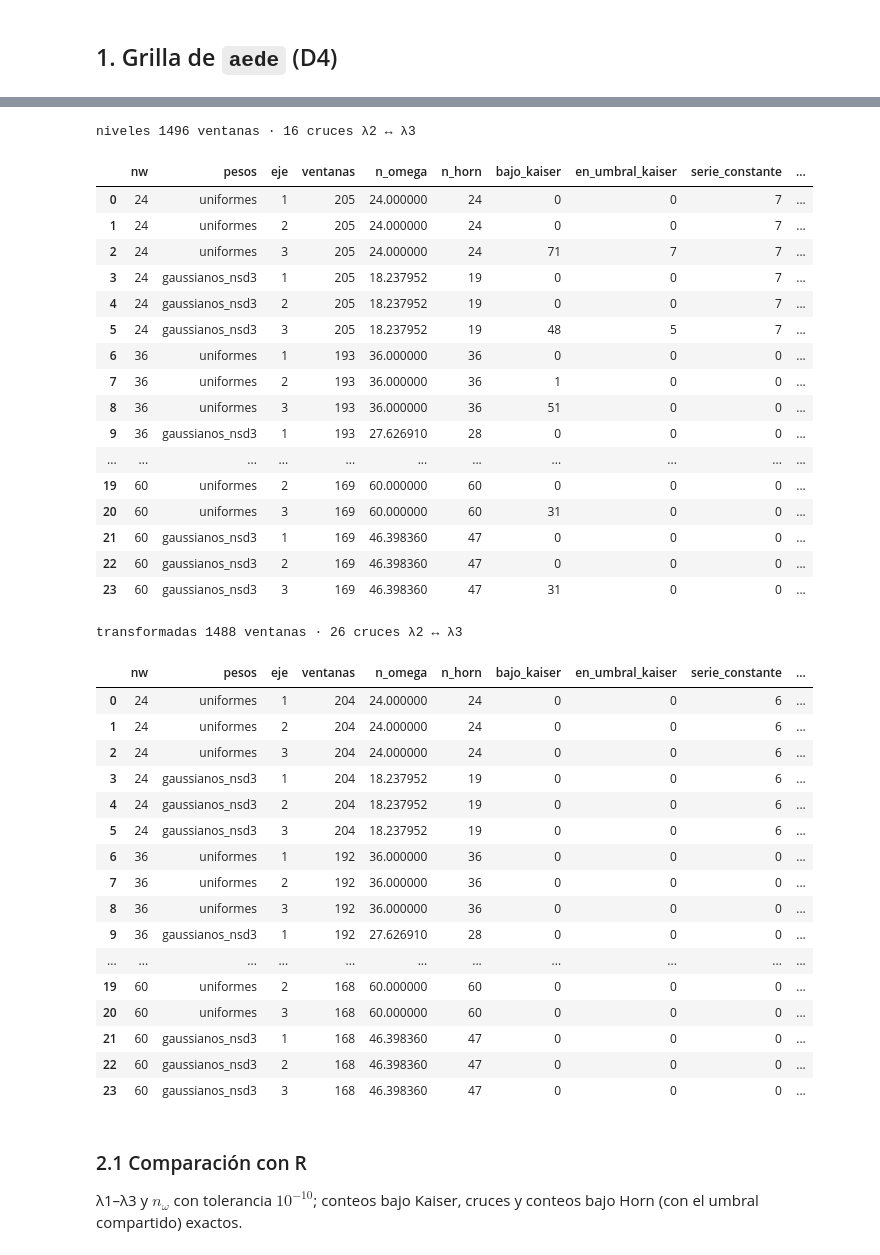
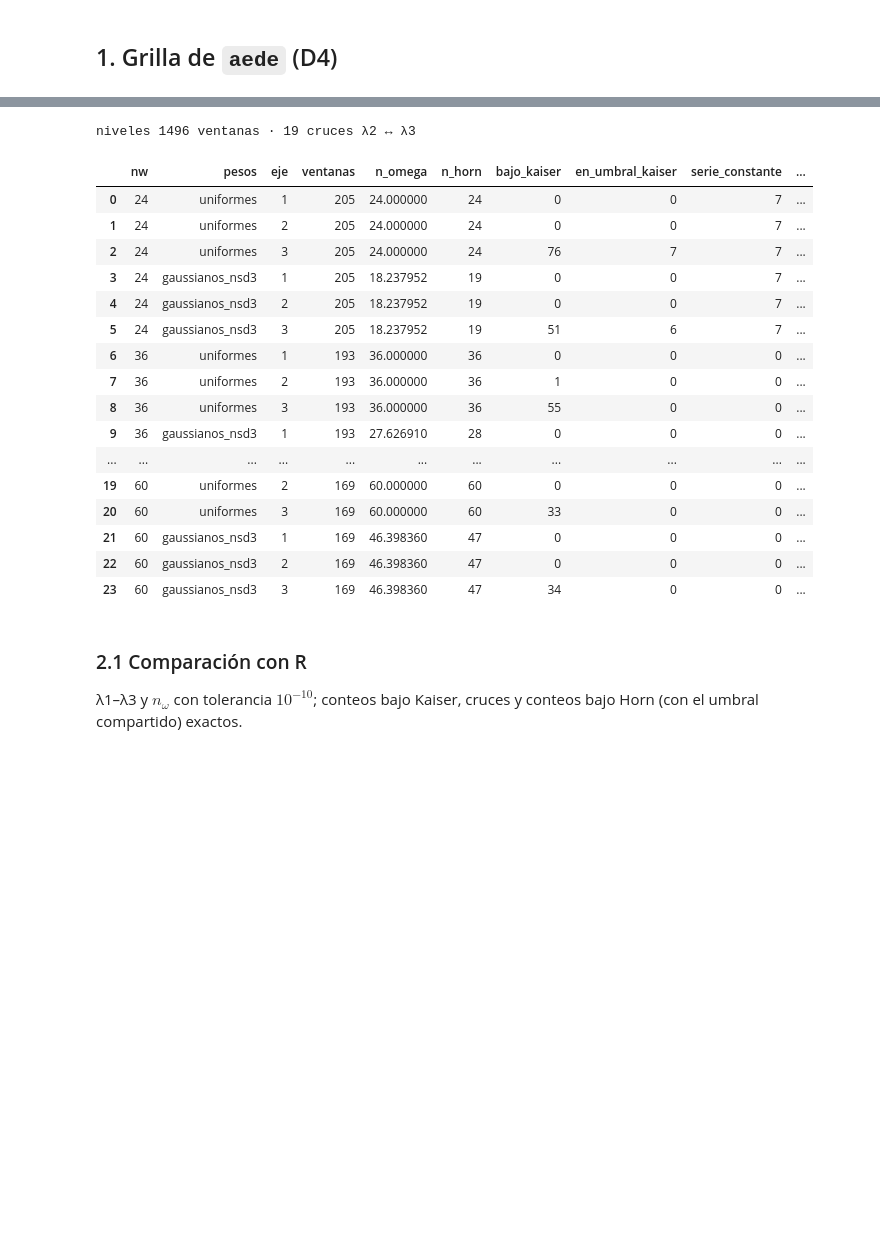
Before and after one commit to RobertoSam/Tesis-modelamiento-matematico, a Jupyter notebook: notebooks/06c_aede_grilla.ipynb, the cells around one changed output, grey strips where cells are left out. Saved outputs shown, nothing was run; the diff lists cells and outputs as text; code cells hidden in the pictures; blank space fills up the shorter version.

```diff
--- a/notebooks/06c_aede_grilla.ipynb
+++ b/notebooks/06c_aede_grilla.ipynb
@@ -67,9 +74,9 @@ transformadas (227, 17) 2007-02 → 2025-12
 # %% [markdown]
 ## 1. Grilla de `aede` (D4)
 # %%
-corridas = {}      # (vía, nw, pesos) -> salida de aede con maxcl = 10 (para la sección 3)
+corridas = {}      # (vía, nw, pesos) -> salida de aede con maxcl = 10 (para la sección 2)
 cortes = {}
-for via, (M, d) in VIAS.items():
+for via, (M, d, dr) in VIAS.items():
     filas = []
     for nw in NW_GRILLA:
         for pesos, nsd in PESOS.items():
@@ -96,18 +99,21 @@ iteración 3a (que reproducía el `R_aede_cortes.csv` de entonces).
 # %%
-for via, (M, d) in VIAS.items():
+for via, (M, d, dr) in VIAS.items():
     py = pd.read_csv(d / '06c_aede_cortes.csv', keep_default_na=False)
-    viejo = pd.read_csv(d / '999_port_aede_cortes.csv', keep_default_na=False)
-    s60 = py[(py.nw == 60) & (py.maxcl == 10)].reset_index(drop=True)
-    assert (s60[['pesos', 'criterio', 'k', 'cortes']].astype(str).to_numpy()
-            == viejo[['pesos', 'criterio', 'k', 'cortes']].astype(str).to_numpy()).all(), via
-    f_r = d / 'R_aede_cortes.csv'
-    ref = pd.read_csv(f_r, keep_default_na=False)
-    if 'nw' in ref.columns:
+    f3a = dr / '999_port_aede_cortes.csv'
+    if ANTECEDENTE and f3a.exists():
+        viejo = pd.read_csv(f3a, keep_default_na=False)
+        s60 = py[(py.nw == 60) & (py.maxcl == 10)].reset_index(drop=True)
+        assert (s60[['pesos', 'criterio', 'k', 'cortes']].astype(str).to_numpy()
+                == viejo[['pesos', 'criterio', 'k', 'cortes']].astype(str).to_numpy()).all(), via
+        print(f'{via}: reproduce las filas de 3a ({f3a.name})')
+    f_r = dr / 'R_aede_cortes.csv'
+    if f_r.exists():
+        ref = pd.read_csv(f_r, keep_default_na=False)
         clave = lambda t: [f'{a} {b} {c} {e} {k} {str(t_).upper()} {ct}' for a, b, c, e, k, t_, ct in
                            zip(t.nw, t.maxcl, t.pesos, t.criterio, t.k, t.k_en_tope, t.cortes)]
         n_dif = sum(a != b for a, b in zip(clave(ref), clave(py)))
         assert len(ref) == len(py) and n_dif == 0, (via, n_dif)
-        print(f'{via}: coincide con {f_r.name} ({len(py)} filas) y reproduce las filas de 3a')
+        print(f'{via}: coincide con {f_r.name} ({len(py)} filas)')
     else:
-        print(f'{via}: {f_r.name} aún en el formato de 3a (ejecutar el Rmd); reproduce las filas de 3a')
+        print(f'{via}: aún no existe {f_r.name} (ejecutar el Rmd)')
 # %% [output]
@@ -188,7 +163,6 @@ serie constante.
 # %%
 from src.multivariado import umbral_horn, n_kish, tucker
 
-P = X.shape[1]
 TOL_KAISER = 1e-9
 cache_horn = {}
 def horn_numpy(n_h):
@@ -196,7 +170,7 @@ def horn_numpy(n_h):
         cache_horn[n_h] = umbral_horn(n_h, P, n_sim=1000, percentil=0.95, semilla=SEMILLA)
     return cache_horn[n_h]
 
-f_horn = DIR_T / 'R_aede_horn_umbrales.csv'
+f_horn = DIR_R['niveles'] / 'R_aede_horn_umbrales.csv'
 HORN_R = pd.read_csv(f_horn) if f_horn.exists() else None
 def horn_compartido(n_h):
     # Umbral p95 de R para λ1..λ3 con n_h observaciones; si no existe, el de numpy
@@ -209,7 +183,7 @@ def constante_ventana(M, nw):
     return np.array([(A[i:i + nw] == A[i]).all(axis=0).any() for i in range(len(A) - nw + 1)])
 
 vpv = {}
-for via, (M, d) in VIAS.items():
+for via, (M, d, dr) in VIAS.items():
     vp_l, res_l, cr_l = [], [], []
     for nw in NW_GRILLA:
         for pesos in PESOS:
@@ -219,73 +193,55 @@ for via, (M, d) in VIAS.items():
             n_h = int(np.ceil(n_om - 1e-9))
             hu, fuente = horn_compartido(n_h)
             hn = horn_numpy(n_h)[:3]
-            # Criterio 5 del plan: λ1 + λ2 + λ3 <= 17 y n_omega = nw con pesos uniformes
+            # Criterio 5 del plan (adenda: λ1 + λ2 + λ3 <= p) y n_omega = nw con pesos uniformes
             assert (ev.sum(axis=1) <= P + 1e-9).all()
             assert pesos != 'uniformes' or abs(n_om - nw) < 1e-9
             fv = list(a['eigenvalues'].index)
             vp_l.append(pd.DataFrame({'fecha': fv, 'nw': nw, 'pesos': pesos, 'lambda1': ev[:, 0], 'lambda2': ev[:, 1],
                                       'lambda3': ev[:, 2], 'n_omega': n_om, 'n_horn': n_h, 'umbral_kaiser': 1.0,
                                       'horn_p95_1': hu[0], 'horn_p95_2': hu[1], 'horn_p95_3': hu[2],
                                       'horn_p95_numpy_1': hn[0], 'horn_p95_numpy_2': hn[1], 'horn_p95_numpy_3': hn[2]}))
             C = a['correlationlsq']
             t22 = np.array([abs(tucker(C[i, :, 1], C[i - 1, :, 1])) for i in range(1, len(ev))])
             t23 = np.array([abs(tucker(C[i, :, 1], C[i - 1, :, 2])) for i in range(1, len(ev))])
             cruce = np.nonzero(t23 > t22)[0] + 1
             cr_l.append(pd.DataFrame({'fecha': [fv[i] for i in cruce], 'nw': nw, 'pesos': pesos,
                                       'tucker_22': t22[cruce - 1], 'tucker_23': t23[cruce - 1],
                                       'brecha_23': ev[cruce, 1] - ev[cruce, 2]}))
             res_l.append(pd.DataFrame({'nw': nw, 'pesos': pesos, 'eje': [1, 2, 3], 'ventanas': len(ev), 'n_omega': n_om,
                                        'n_horn': n_h, 'bajo_kaiser': (ev < 1 - TOL_KAISER).sum(axis=0),
                                        'en_umbral_kaiser': (np.abs(ev - 1) <= TOL_KAISER).sum(axis=0),
                                        'serie_constante': int(constante_ventana(M, nw).sum()),
                                        'bajo_horn': (ev < hu).sum(axis=0), 'horn_p95': hu, 'fuente_umbral_horn': fuente,
                                        'bajo_horn_numpy': (ev < hn).sum(axis=0), 'horn_p95_numpy': hn,
                                        'cruces_2_3': len(cruce)}))
     v = {'vp': pd.concat(vp_l, ignore_index=True), 'resumen': pd.concat(res_l, ignore_index=True),
          'cruces': pd.concat(cr_l, ignore_index=True)}
     v['vp'].to_csv(d / '06c_aede_valores_propios.csv', index=False)
     v['resumen'].to_csv(d / '06c_aede_valores_propios_resumen.csv', index=False)
     v['cruces'].to_csv(d / '06c_aede_cruces.csv', index=False)
     vpv[via] = v
     print(via, len(v['vp']), 'ventanas ·', len(v['cruces']), 'cruces λ2 ↔ λ3')
     display(v['resumen'])
 # %% [output]
-niveles 1496 ventanas · 16 cruces λ2 ↔ λ3
+niveles 1496 ventanas · 19 cruces λ2 ↔ λ3
 |  | nw | pesos | eje | ventanas | n_omega | n_horn | bajo_kaiser | en_umbral_kaiser | serie_constante | ... |
 | 0 | 24 | uniformes | 1 | 205 | 24.000000 | 24 | 0 | 0 | 7 | ... |
 | 1 | 24 | uniformes | 2 | 205 | 24.000000 | 24 | 0 | 0 | 7 | ... |
-| 2 | 24 | uniformes | 3 | 205 | 24.000000 | 24 | 71 | 7 | 7 | ... |
+| 2 | 24 | uniformes | 3 | 205 | 24.000000 | 24 | 76 | 7 | 7 | ... |
 | 3 | 24 | gaussianos_nsd3 | 1 | 205 | 18.237952 | 19 | 0 | 0 | 7 | ... |
 | 4 | 24 | gaussianos_nsd3 | 2 | 205 | 18.237952 | 19 | 0 | 0 | 7 | ... |
-| 5 | 24 | gaussianos_nsd3 | 3 | 205 | 18.237952 | 19 | 48 | 5 | 7 | ... |
+| 5 | 24 | gaussianos_nsd3 | 3 | 205 | 18.237952 | 19 | 51 | 6 | 7 | ... |
 | 6 | 36 | uniformes | 1 | 193 | 36.000000 | 36 | 0 | 0 | 0 | ... |
 | 7 | 36 | uniformes | 2 | 193 | 36.000000 | 36 | 1 | 0 | 0 | ... |
-| 8 | 36 | uniformes | 3 | 193 | 36.000000 | 36 | 51 | 0 | 0 | ... |
+| 8 | 36 | uniformes | 3 | 193 | 36.000000 | 36 | 55 | 0 | 0 | ... |
 | 9 | 36 | gaussianos_nsd3 | 1 | 193 | 27.626910 | 28 | 0 | 0 | 0 | ... |
 | ... | ... | ... | ... | ... | ... | ... | ... | ... | ... | ... |
 | 19 | 60 | uniformes | 2 | 169 | 60.000000 | 60 | 0 | 0 | 0 | ... |
-| 20 | 60 | uniformes | 3 | 169 | 60.000000 | 60 | 31 | 0 | 0 | ... |
+| 20 | 60 | uniformes | 3 | 169 | 60.000000 | 60 | 33 | 0 | 0 | ... |
 | 21 | 60 | gaussianos_nsd3 | 1 | 169 | 46.398360 | 47 | 0 | 0 | 0 | ... |
 | 22 | 60 | gaussianos_nsd3 | 2 | 169 | 46.398360 | 47 | 0 | 0 | 0 | ... |
-| 23 | 60 | gaussianos_nsd3 | 3 | 169 | 46.398360 | 47 | 31 | 0 | 0 | ... |
+| 23 | 60 | gaussianos_nsd3 | 3 | 169 | 46.398360 | 47 | 34 | 0 | 0 | ... |
-transformadas 1488 ventanas · 26 cruces λ2 ↔ λ3
-|  | nw | pesos | eje | ventanas | n_omega | n_horn | bajo_kaiser | en_umbral_kaiser | serie_constante | ... |
-| 0 | 24 | uniformes | 1 | 204 | 24.000000 | 24 | 0 | 0 | 6 | ... |
-| 1 | 24 | uniformes | 2 | 204 | 24.000000 | 24 | 0 | 0 | 6 | ... |
-| 2 | 24 | uniformes | 3 | 204 | 24.000000 | 24 | 0 | 0 | 6 | ... |
-| 3 | 24 | gaussianos_nsd3 | 1 | 204 | 18.237952 | 19 | 0 | 0 | 6 | ... |
-| 4 | 24 | gaussianos_nsd3 | 2 | 204 | 18.237952 | 19 | 0 | 0 | 6 | ... |
-| 5 | 24 | gaussianos_nsd3 | 3 | 204 | 18.237952 | 19 | 0 | 0 | 6 | ... |
-| 6 | 36 | uniformes | 1 | 192 | 36.000000 | 36 | 0 | 0 | 0 | ... |
-| 7 | 36 | uniformes | 2 | 192 | 36.000000 | 36 | 0 | 0 | 0 | ... |
-| 8 | 36 | uniformes | 3 | 192 | 36.000000 | 36 | 0 | 0 | 0 | ... |
-| 9 | 36 | gaussianos_nsd3 | 1 | 192 | 27.626910 | 28 | 0 | 0 | 0 | ... |
-| ... | ... | ... | ... | ... | ... | ... | ... | ... | ... | ... |
-| 19 | 60 | uniformes | 2 | 168 | 60.000000 | 60 | 0 | 0 | 0 | ... |
-| 20 | 60 | uniformes | 3 | 168 | 60.000000 | 60 | 0 | 0 | 0 | ... |
-| 21 | 60 | gaussianos_nsd3 | 1 | 168 | 46.398360 | 47 | 0 | 0 | 0 | ... |
-| 22 | 60 | gaussianos_nsd3 | 2 | 168 | 46.398360 | 47 | 0 | 0 | 0 | ... |
-| 23 | 60 | gaussianos_nsd3 | 3 | 168 | 46.398360 | 47 | 0 | 0 | 0 | ... |
 # %% [markdown]
 ### 2.1 Comparación con R
 
```
Also changed, not shown: parts of 10 cells of this notebook, 15 other files.
